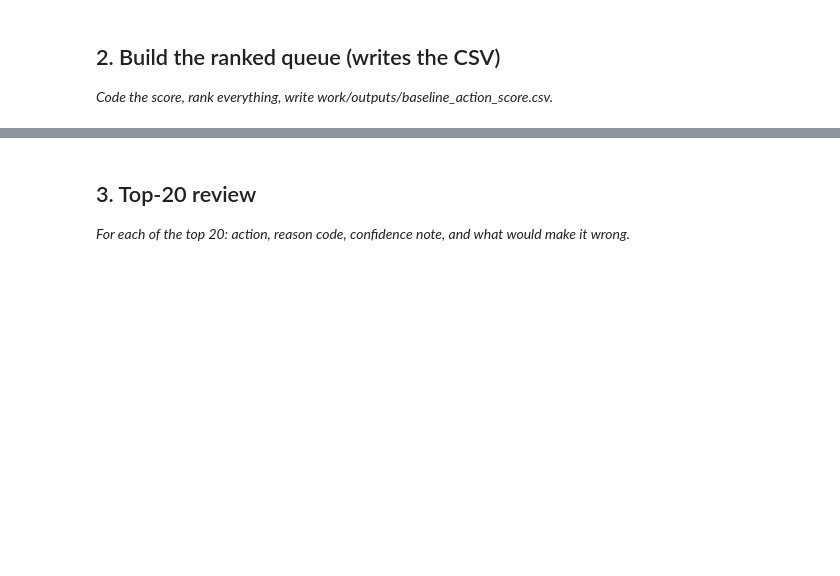
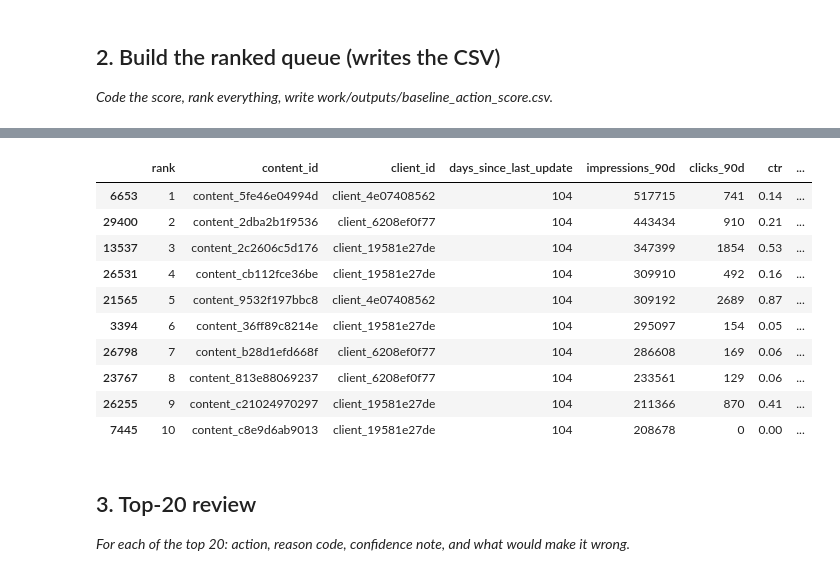
Before and after one commit to Ni7chal14/flyrank-ml-internship, a Jupyter notebook: work/notebooks/w04_baseline_score.ipynb, the cells around one changed output, grey strips where cells are left out. Saved outputs shown, nothing was run; the diff lists cells and outputs as text; code cells hidden in the pictures; blank space fills up the shorter version.

```diff
--- a/work/notebooks/w04_baseline_score.ipynb
+++ b/work/notebooks/w04_baseline_score.ipynb
@@ -14,3 +118,82 @@ This skeleton is yours to fill. Work the sections **in order** — each one has
 ## 2. Build the ranked queue (writes the CSV)
 
 *Code the score, rank everything, write work/outputs/baseline_action_score.csv.*
+# %%
+
+# Transparent, rule-based baseline. No fitted weights.
+
+df["stale_flag"] = (
+    df["days_since_last_update"] >= 91
+).astype(int)
+
+df["visible_flag"] = (
+    df["impressions_90d"] >= 300
+).astype(int)
+
+df["baseline_score"] = (
+    df["stale_flag"]
+    * df["visible_flag"]
+    * df["impressions_90d"]
+)
+
+eligible = (
+    (df["stale_flag"] == 1)
+    & (df["visible_flag"] == 1)
+)
+
+df["reason_code"] = np.where(
+    eligible,
+    "stale_but_visible",
+    "not_eligible"
+)
+
+df["action"] = np.where(
+    eligible,
+    "review_for_refresh",
+    "no_refresh_priority"
+)
+
+# Rank the queue from highest to lowest score.
+ranked = df.sort_values(
+    ["baseline_score", "impressions_90d"],
+    ascending=[False, False]
+).copy()
+
+ranked.insert(
+    0,
+    "rank",
+    range(1, len(ranked) + 1)
+)
+
+# Export the required output.
+output_dir = Path("work/outputs")
+if not output_dir.exists():
+    output_dir = Path("../../work/outputs")
+
+output_dir.mkdir(parents=True, exist_ok=True)
+
+output_path = output_dir / "baseline_action_score.csv"
+
+output_columns = [
+    "rank",
+    "content_id",
+    "client_id",
+    "days_since_last_update",
+    "impressions_90d",
+    "clicks_90d",
+    "ctr",
+    "avg_position",
+    "baseline_score",
+    "reason_code",
+    "action"
+]
+
+ranked[output_columns].to_csv(output_path, index=False)
+
+print("Ranked queue saved to:", output_path)
+print("Total content items:", len(ranked))
+print("Refresh-review candidates:", int(eligible.sum()))
+print("Non-eligible items:", int((~eligible).sum()))
+
+display(ranked[output_columns].head(10))
+# %% [output]
@@ -17,3 +204,14 @@ This skeleton is yours to fill. Work the sections **in order** — each one has
+|  | rank | content_id | client_id | days_since_last_update | impressions_90d | clicks_90d | ctr | ... |
+| 6653 | 1 | content_5fe46e04994d | client_4e07408562 | 104 | 517715 | 741 | 0.14 | ... |
+| 29400 | 2 | content_2dba2b1f9536 | client_6208ef0f77 | 104 | 443434 | 910 | 0.21 | ... |
+| 13537 | 3 | content_2c2606c5d176 | client_19581e27de | 104 | 347399 | 1854 | 0.53 | ... |
+| 26531 | 4 | content_cb112fce36be | client_19581e27de | 104 | 309910 | 492 | 0.16 | ... |
+| 21565 | 5 | content_9532f197bbc8 | client_4e07408562 | 104 | 309192 | 2689 | 0.87 | ... |
+| 3394 | 6 | content_36ff89c8214e | client_19581e27de | 104 | 295097 | 154 | 0.05 | ... |
+| 26798 | 7 | content_b28d1efd668f | client_6208ef0f77 | 104 | 286608 | 169 | 0.06 | ... |
+| 23767 | 8 | content_813e88069237 | client_6208ef0f77 | 104 | 233561 | 129 | 0.06 | ... |
+| 26255 | 9 | content_c21024970297 | client_19581e27de | 104 | 211366 | 870 | 0.41 | ... |
+| 7445 | 10 | content_c8e9d6ab9013 | client_19581e27de | 104 | 208678 | 0 | 0.00 | ... |
 # %% [markdown]
 ## 3. Top-20 review
 
```
Also changed, not shown: parts of 6 cells of this notebook.
